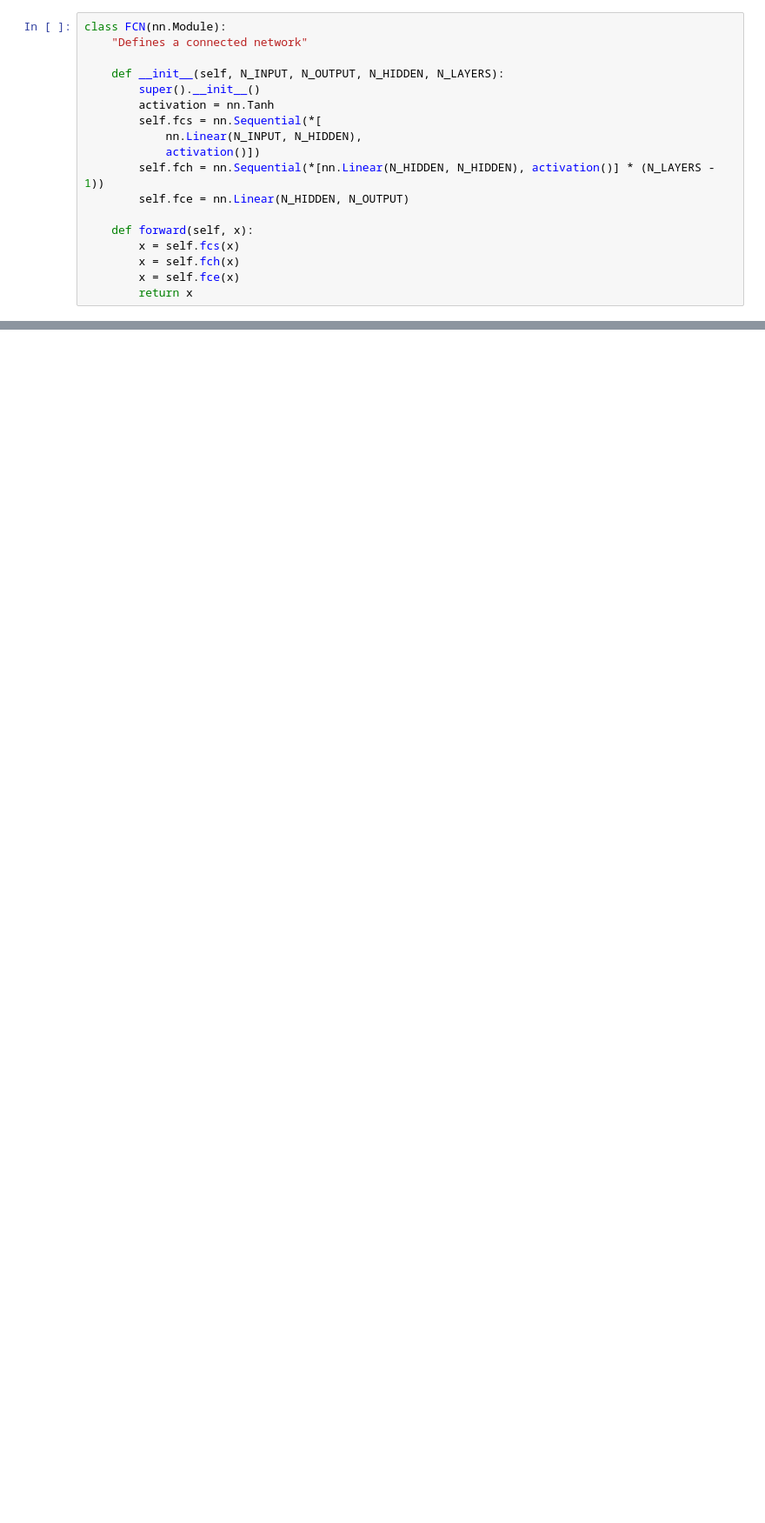
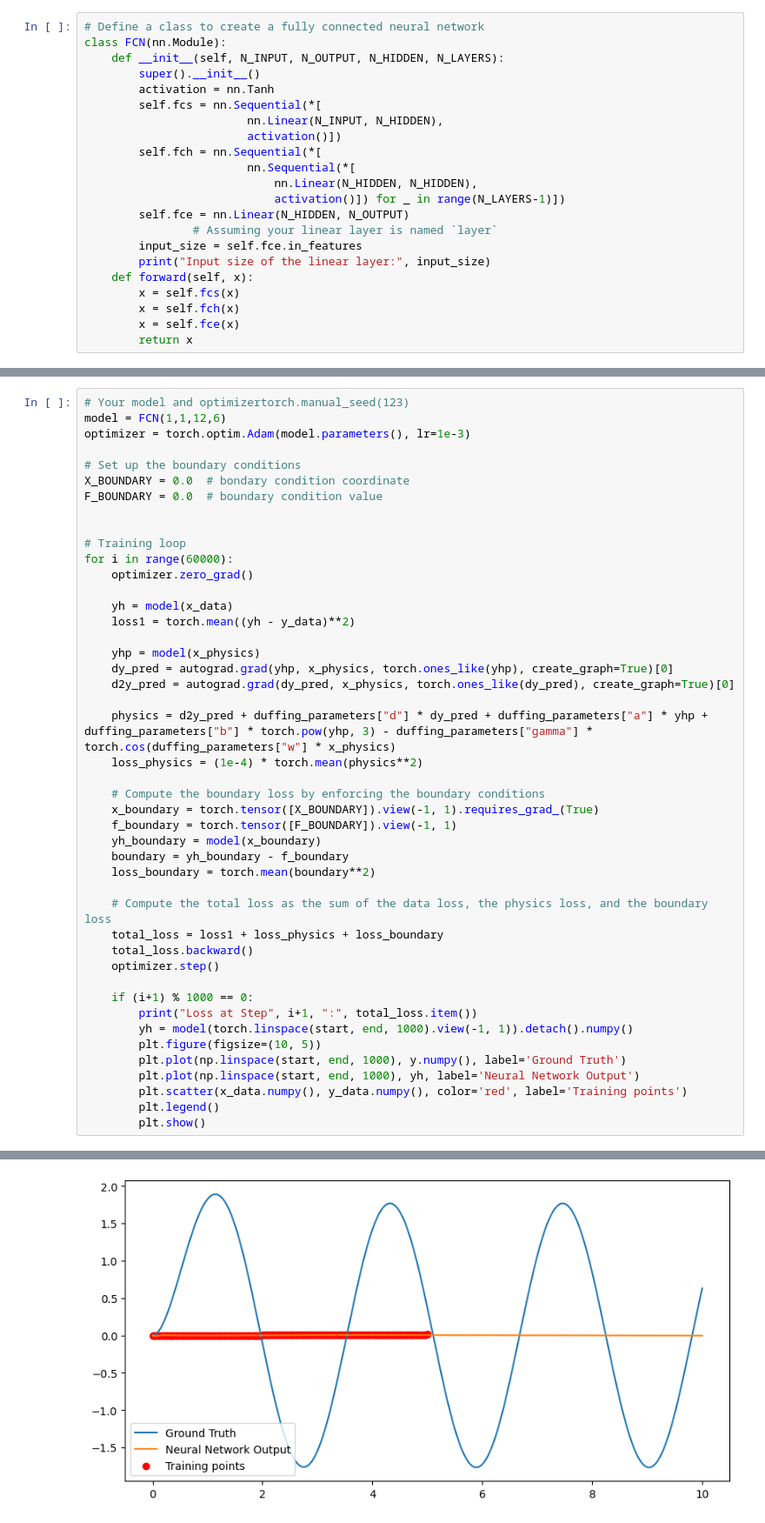
Before and after one commit to leo-sudo96/pinnthesis, a Jupyter notebook: Untitled.ipynb, the cells around one changed output, grey strips where cells are left out. Shown at 87% size. Cells and saved outputs as stored; diff of their text form; blank space fills up the shorter version.

Commit message:
classes implemented and parameter prediction

```diff
--- a/Untitled.ipynb
+++ b/Untitled.ipynb
@@ -25,16 +54,20 @@ def duffing(variables, t, alpha, beta, delta, gamma, omega):
 # %%
+# Define a class to create a fully connected neural network
 class FCN(nn.Module):
-    "Defines a connected network"
-
     def __init__(self, N_INPUT, N_OUTPUT, N_HIDDEN, N_LAYERS):
         super().__init__()
         activation = nn.Tanh
         self.fcs = nn.Sequential(*[
-            nn.Linear(N_INPUT, N_HIDDEN),
-            activation()])
-        self.fch = nn.Sequential(*[nn.Linear(N_HIDDEN, N_HIDDEN), activation()] * (N_LAYERS - 1))
+                        nn.Linear(N_INPUT, N_HIDDEN),
+                        activation()])
+        self.fch = nn.Sequential(*[
+                        nn.Sequential(*[
+                            nn.Linear(N_HIDDEN, N_HIDDEN),
+                            activation()]) for _ in range(N_LAYERS-1)])
         self.fce = nn.Linear(N_HIDDEN, N_OUTPUT)
-
+                # Assuming your linear layer is named `layer`
+        input_size = self.fce.in_features
+        print("Input size of the linear layer:", input_size)
     def forward(self, x):
         x = self.fcs(x)
         x = self.fch(x)
@@ -127,0 +98,46 @@ IndentationError: expected an indented block (1010900930.py, line 16)
+# %%
+# Your model and optimizertorch.manual_seed(123)
+model = FCN(1,1,12,6)
+optimizer = torch.optim.Adam(model.parameters(), lr=1e-3)
+
+# Set up the boundary conditions
+X_BOUNDARY = 0.0  # bondary condition coordinate
+F_BOUNDARY = 0.0  # boundary condition value
+
+
+# Training loop
+for i in range(60000):
+    optimizer.zero_grad()
+
+    yh = model(x_data)
+    loss1 = torch.mean((yh - y_data)**2)
+
+    yhp = model(x_physics)
+    dy_pred = autograd.grad(yhp, x_physics, torch.ones_like(yhp), create_graph=True)[0]
+    d2y_pred = autograd.grad(dy_pred, x_physics, torch.ones_like(dy_pred), create_graph=True)[0]
+
+    physics = d2y_pred + duffing_parameters["d"] * dy_pred + duffing_parameters["a"] * yhp + duffing_parameters["b"] * torch.pow(yhp, 3) - duffing_parameters["gamma"] * torch.cos(duffing_parameters["w"] * x_physics)
+    loss_physics = (1e-4) * torch.mean(physics**2)
+
+    # Compute the boundary loss by enforcing the boundary conditions
+    x_boundary = torch.tensor([X_BOUNDARY]).view(-1, 1).requires_grad_(True)
+    f_boundary = torch.tensor([F_BOUNDARY]).view(-1, 1)
+    yh_boundary = model(x_boundary)
+    boundary = yh_boundary - f_boundary
+    loss_boundary = torch.mean(boundary**2)
+
+    # Compute the total loss as the sum of the data loss, the physics loss, and the boundary loss
+    total_loss = loss1 + loss_physics + loss_boundary
+    total_loss.backward()
+    optimizer.step()
+
+    if (i+1) % 1000 == 0:
+        print("Loss at Step", i+1, ":", total_loss.item())
+        yh = model(torch.linspace(start, end, 1000).view(-1, 1)).detach().numpy()
+        plt.figure(figsize=(10, 5))
+        plt.plot(np.linspace(start, end, 1000), y.numpy(), label='Ground Truth')
+        plt.plot(np.linspace(start, end, 1000), yh, label='Neural Network Output')
+        plt.scatter(x_data.numpy(), y_data.numpy(), color='red', label='Training points')
+        plt.legend()
+        plt.show()
+# %% [output]
@@ -127,0 +146 @@ IndentationError: expected an indented block (1010900930.py, line 16)
+[figure, added]
```
Also changed, not shown: parts of 9 cells of this notebook, 19 other files.
